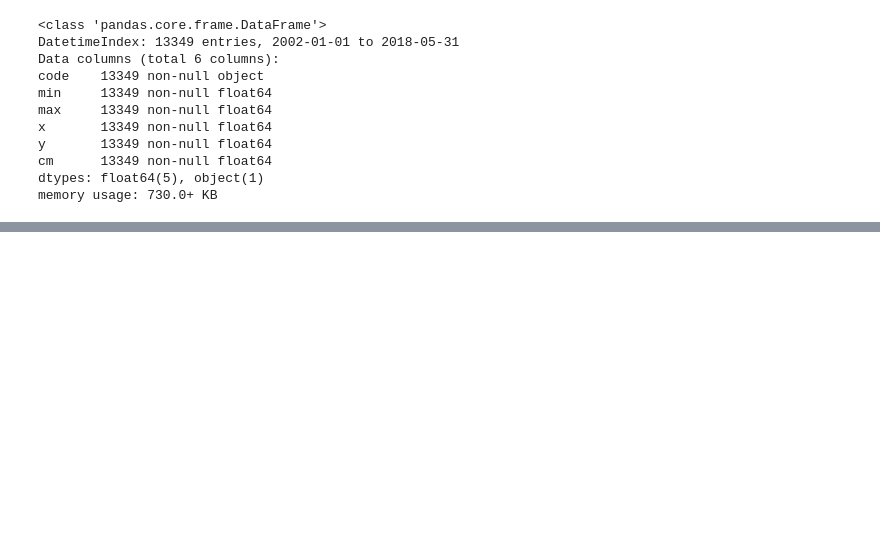
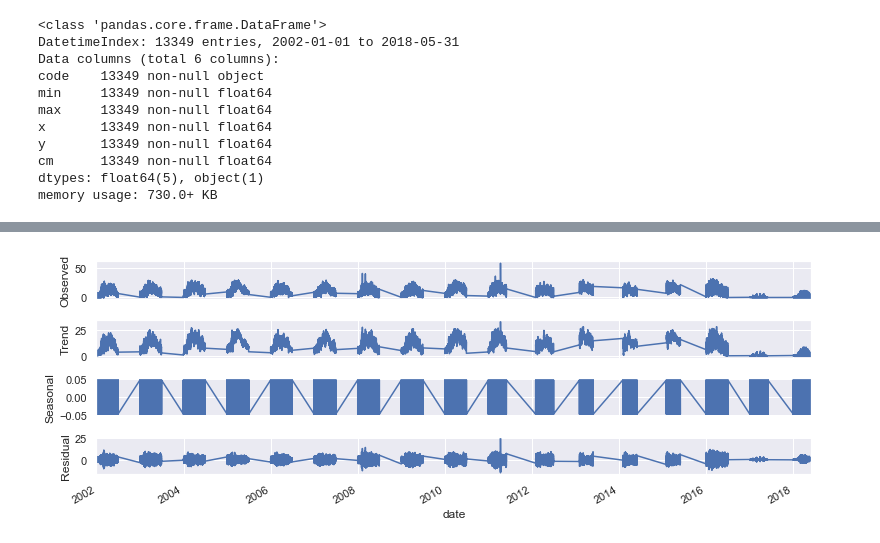
Before and after one commit to elbertsoftware/SpringboardAIC, a Jupyter notebook: salinization/dev/pandas-viz/ben-tre-viz.ipynb, the cells around one changed output, grey strips where cells are left out. Cells and saved outputs as stored; diff of their text form; code cells hidden in the pictures; blank space fills up the shorter version.

```diff
--- a/salinization/dev/pandas-viz/ben-tre-viz.ipynb
+++ b/salinization/dev/pandas-viz/ben-tre-viz.ipynb
@@ -466,0 +507,4 @@ df.to_csv(f'../../dataset/final/training.csv', index=True)
+# %%
+seasonal_decompose(df['max'], freq=2, model='add').plot();
+# %% [output]
+[figure, added]
```
Also changed, not shown: parts of 13 cells of this notebook, 2 other files.
